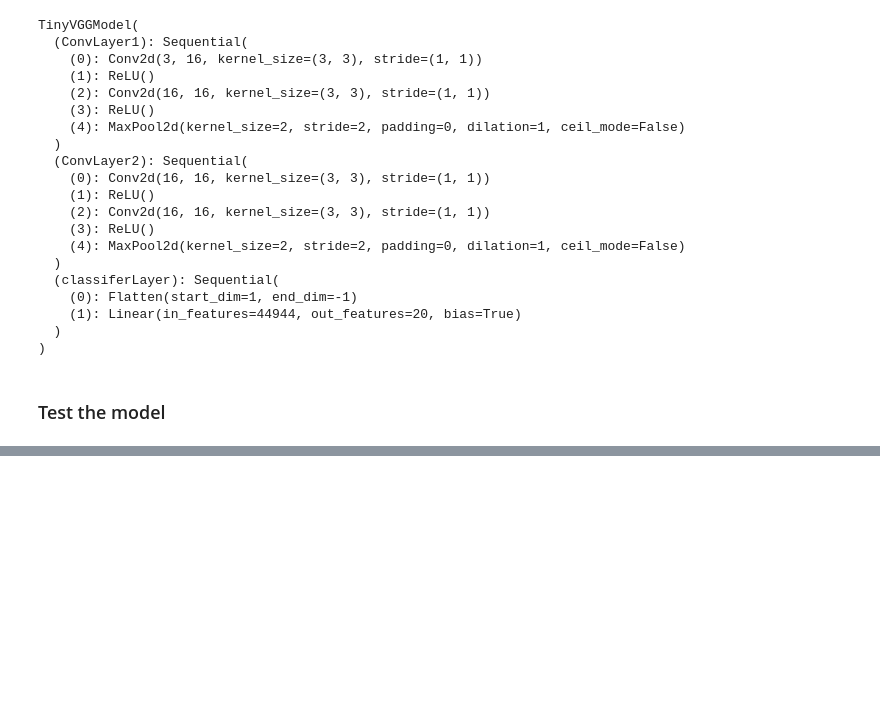
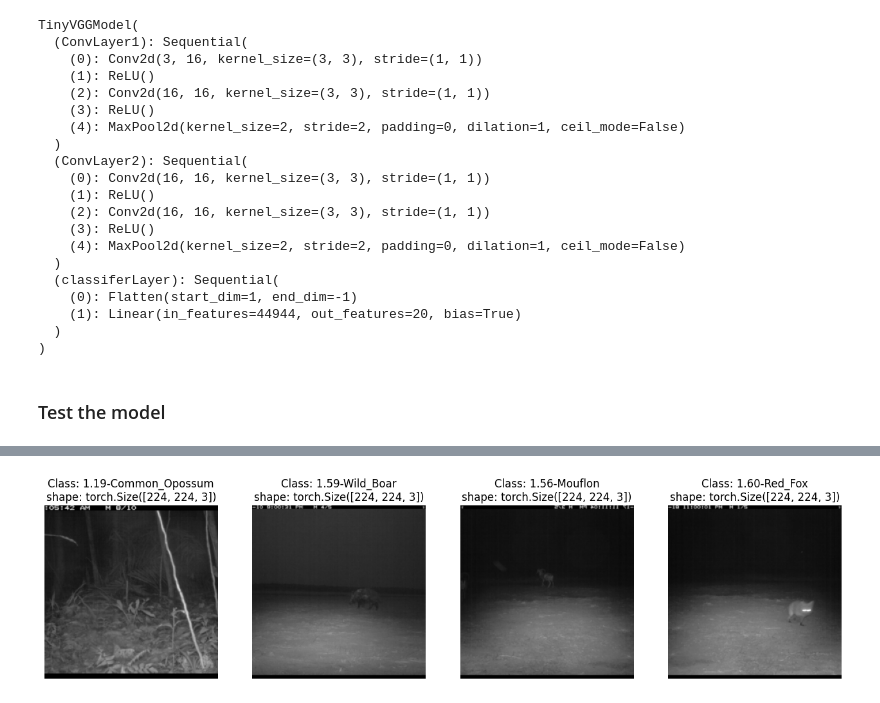
Before and after one commit to SebastianHybel/trapCameraClassificationCNN, a Jupyter notebook: presentation.ipynb, the cells around one changed output, grey strips where cells are left out. Drawn from its saved outputs; the diff is of its cells as text; code cells hidden in the pictures; blank space fills up the shorter version.

```diff
--- a/presentation.ipynb
+++ b/presentation.ipynb
@@ -92,0 +107,10 @@ plotLossAndAccuracy(resultPath, 1)
+# %%
+trainData = setupDataset(targDir=targDir,
+                         mode="train",
+                         transform=transform)
+# %%
+displayRandomImages(dataset= trainData,
+                    classes=classNames,
+                    n=4)
+# %% [output]
+[figure, added]
```
Also changed, not shown: parts of 17 cells of this notebook.
